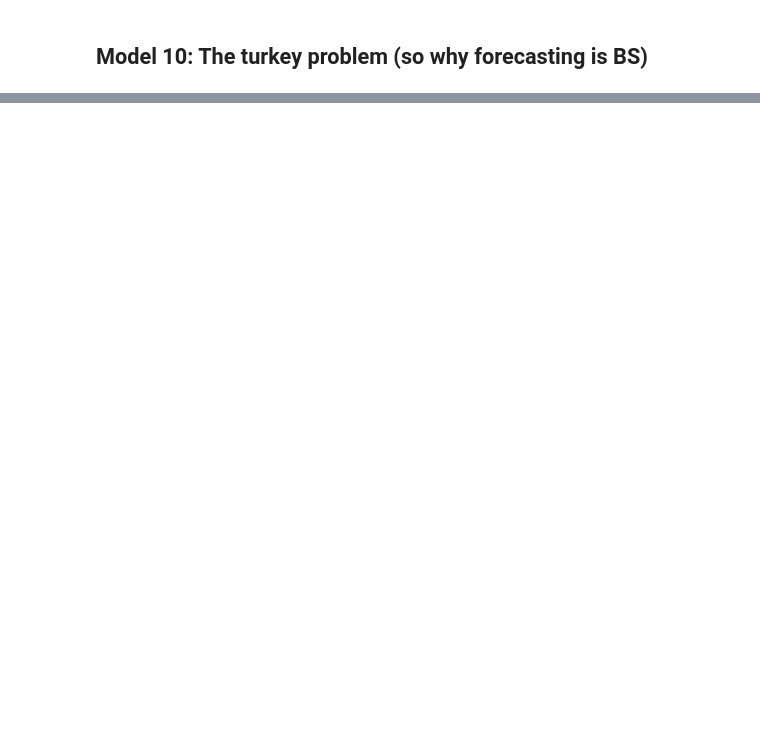
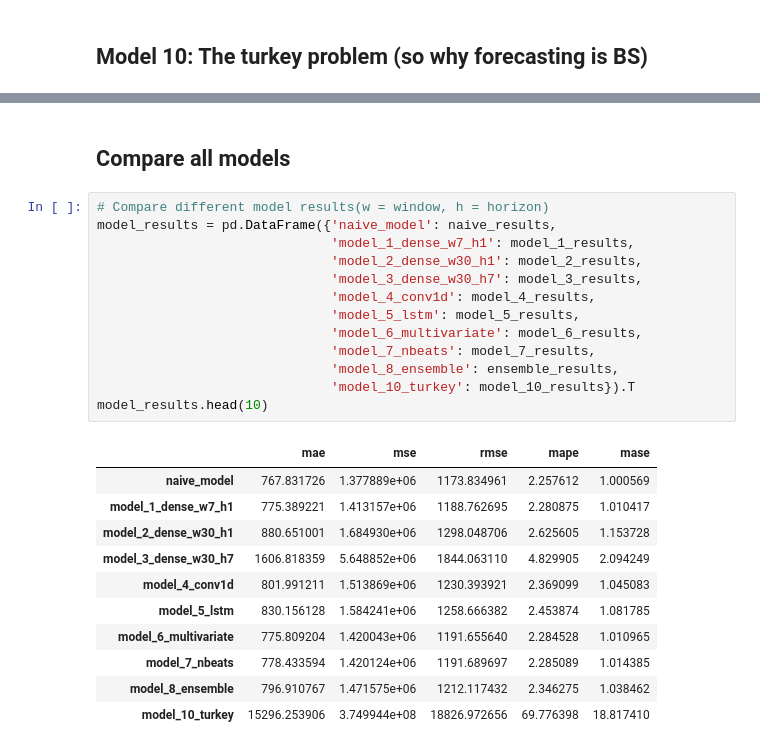
Before and after one commit to pawelkiszczak/tensorflow, a Jupyter notebook: colab_notebooks/10_time_series_forecasting_with_tensorflow.ipynb, the cells around one changed output, grey strips where cells are left out. Drawn from its saved outputs; the diff is of its cells as text; blank space fills up the shorter version.

```diff
--- a/colab_notebooks/10_time_series_forecasting_with_tensorflow.ipynb
+++ b/colab_notebooks/10_time_series_forecasting_with_tensorflow.ipynb
@@ -2485,0 +2658,27 @@ plot_time_series(next_time_steps,
+# %% [markdown]
+## Compare all models
+# %%
+# Compare different model results(w = window, h = horizon)
+model_results = pd.DataFrame({'naive_model': naive_results,
+                              'model_1_dense_w7_h1': model_1_results,
+                              'model_2_dense_w30_h1': model_2_results,
+                              'model_3_dense_w30_h7': model_3_results,
+                              'model_4_conv1d': model_4_results,
+                              'model_5_lstm': model_5_results,
+                              'model_6_multivariate': model_6_results,
+                              'model_7_nbeats': model_7_results,
+                              'model_8_ensemble': ensemble_results,
+                              'model_10_turkey': model_10_results}).T
+model_results.head(10)
+# %% [output]
+|  | mae | mse | rmse | mape | mase |
+| naive_model | 767.831726 | 1.377889e+06 | 1173.834961 | 2.257612 | 1.000569 |
+| model_1_dense_w7_h1 | 775.389221 | 1.413157e+06 | 1188.762695 | 2.280875 | 1.010417 |
+| model_2_dense_w30_h1 | 880.651001 | 1.684930e+06 | 1298.048706 | 2.625605 | 1.153728 |
+| model_3_dense_w30_h7 | 1606.818359 | 5.648852e+06 | 1844.063110 | 4.829905 | 2.094249 |
+| model_4_conv1d | 801.991211 | 1.513869e+06 | 1230.393921 | 2.369099 | 1.045083 |
+| model_5_lstm | 830.156128 | 1.584241e+06 | 1258.666382 | 2.453874 | 1.081785 |
+| model_6_multivariate | 775.809204 | 1.420043e+06 | 1191.655640 | 2.284528 | 1.010965 |
+| model_7_nbeats | 778.433594 | 1.420124e+06 | 1191.689697 | 2.285089 | 1.014385 |
+| model_8_ensemble | 796.910767 | 1.471575e+06 | 1212.117432 | 2.346275 | 1.038462 |
+| model_10_turkey | 15296.253906 | 3.749944e+08 | 18826.972656 | 69.776398 | 18.817410 |
```
Also changed, not shown: parts of 68 cells of this notebook.
